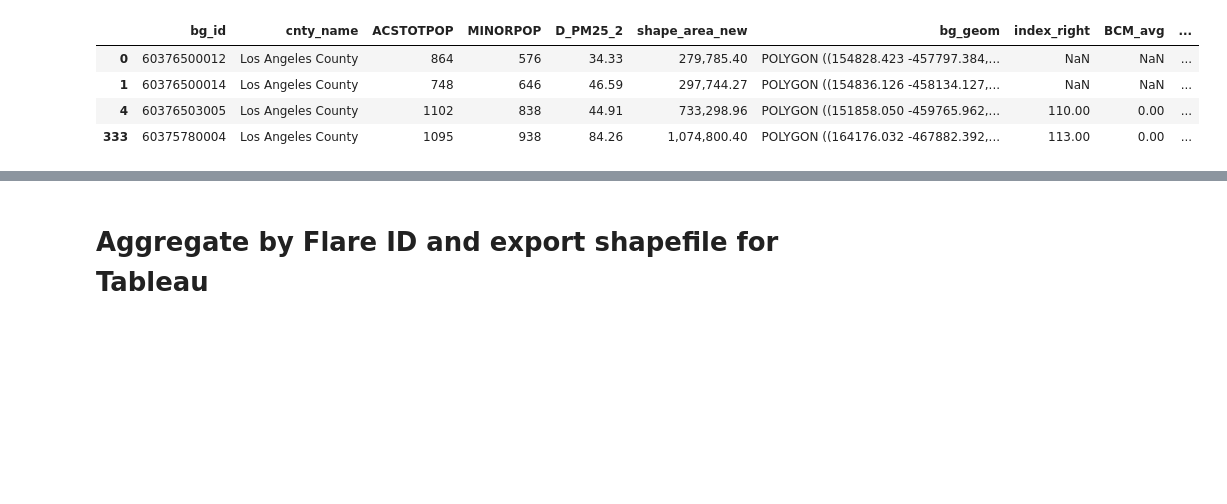
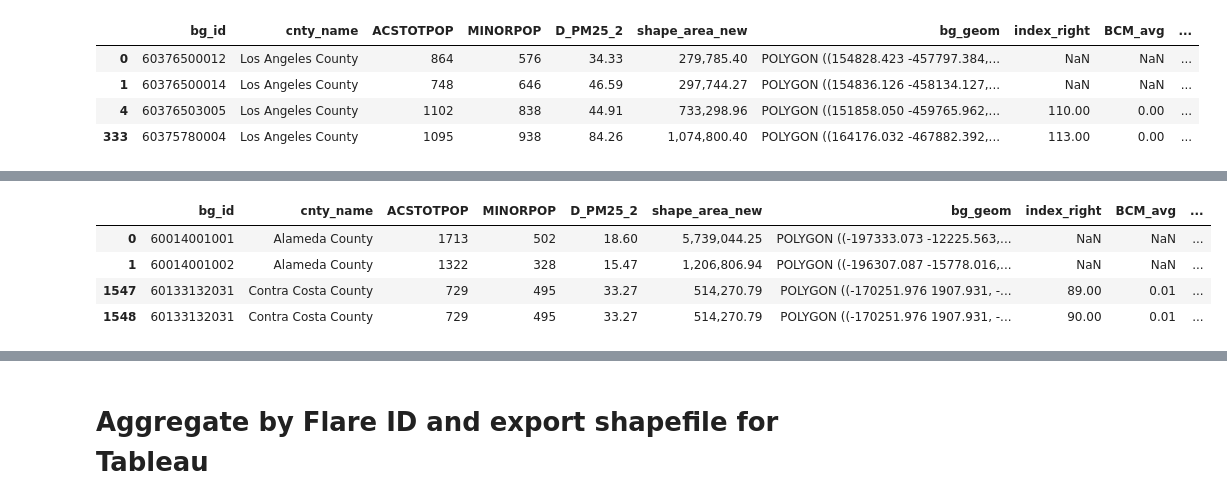
Before and after one commit to natebendermontana/capstone_rmi, a Jupyter notebook: bg_flare_impact.ipynb, the cells around one changed output, grey strips where cells are left out. Drawn from its saved outputs; the diff is of its cells as text; code cells hidden in the pictures; blank space fills up the shorter version.

```diff
--- a/bg_flare_impact.ipynb
+++ b/bg_flare_impact.ipynb
@@ -322,14 +289,16 @@ Flare volume needs to multiplied by the proportion of the flare's buffer zone th
 # %%
 def calc_adj_flare_vol(df):
     """
+    Function for calculating total flare volume to be assigned to each BG, based on amount of overlap.
+
     "bcm_adj" = adjusted bcm value for a given flare_id and bg_id, based on the proportion of the buffer zone that
     overlaps with a given bg_id. Equal to the bcm_avg * b_int_prop (the overlap)
 
     "bcm_adj_tot" = the sum of the bcm_adj values for a given bg_id
     """
 
-    # calculate the product of bcm_avg and b_int_prop for each flare and bg combination
-    df['bcm_adj'] = df['BCM_avg'] * df['b_int_prop']
+    # calculate the product of bcm_avg and buff_int_prop for each flare and bg combination
+    df['bcm_adj'] = df['BCM_avg'] * df['buff_int_prop']
     # sum the adjusted volumes for all flare and bg combinations
     adj_vol = df.groupby(['flare_id', 'bg_id'])['bcm_adj'].sum().reset_index()
     # sum the adjusted volumes for all flares in the block group
@@ -338,8 +307,11 @@ def calc_adj_flare_vol(df):
     df = pd.merge(df, bg_vol, on='bg_id', how='left', suffixes=('', '_tot'))
     return df
 # %%
-intersect_all = intersect_all.groupby('bg_id').apply(calc_adj_flare_vol)
+# First, create new df to hold the bg-specific data aggregation
+bg_intersect = intersect_baseline.groupby('bg_id').apply(calc_adj_flare_vol)
 # %%
-# Assuming your dataframe is named `intersect_all`
-df_uniq = intersect_all.drop_duplicates(subset=['bg_id', 'flare_id'])
+# There are a ton of duplicate rows getting introduced at some point of the process. Ideally I'll come back and
+# troubleshoot, but in the meantime I'm just removing these dupes.
+
+bg_intersect = bg_intersect.drop_duplicates(subset=['bg_id', 'flare_id'])
 # %%
@@ -351,23 +333,23 @@ df_uniq.columns
 
 #'bcm_adj_tot' = Sum of the adjusted flare volume(s) that intersect w the BG.
 #'D_PM25_2' = EJ index for the BG
-#'ACSTOTPOP_int_cnt' = BG population that resides in the intersection. = Totpop * intersection_proportion
+#'ACSTOTPOP_int_count' = BG population that resides in the intersection. = BGtotpop * intersection_proportion
 
-varlist = ['bcm_adj_tot', 'D_PM25_2', 'ACSTOTPOP_int_cnt']
+varlist = ['bcm_adj_tot', 'D_PM25_2', 'ACSTOTPOP_bg_int_count']
 
 # Create a StandardScaler object that will transform selected variables to have a mean of zero and
 # sd of 1.
 scaler = StandardScaler()
 
 # Fit and transform the selected variables
-intersect_norm = scaler.fit_transform(df_uniq[varlist])
+intersect_norm = scaler.fit_transform(bg_intersect[varlist])
 
 # Create new variables with the standardized values
 intersect_norm = pd.DataFrame(intersect_norm, columns=[var + '_norm' for var in varlist])
 
 intersect_norm = intersect_norm.reset_index(drop=True)
-df_uniq = df_uniq.reset_index(drop=True)
+bg_intersect = bg_intersect.reset_index(drop=True)
 
 # Concatenate the new variables with the original DataFrame
-df_uniq = pd.concat([df_uniq, intersect_norm], axis=1)
+bg_intersect = pd.concat([bg_intersect, intersect_norm], axis=1)
 # %%
@@ -385,3 +388,9 @@ filtered_df
 # %%
-df_uniq[df_uniq['flare_id'].isna()].head(2).append(df_uniq[~df_uniq['flare_id'].isna()].head(2))
+bg_intersect[bg_intersect['flare_id'].isna()].head(2).append(bg_intersect[~bg_intersect['flare_id'].isna()].head(2))
+# %% [output]
+|  | bg_id | cnty_name | ACSTOTPOP | MINORPOP | D_PM25_2 | shape_area_new | bg_geom | index_right | BCM_avg | ... |
+| 0 | 60014001001 | Alameda County | 1713 | 502 | 18.60 | 5,739,044.25 | POLYGON ((-197333.073 -12225.563,... | NaN | NaN | ... |
+| 1 | 60014001002 | Alameda County | 1322 | 328 | 15.47 | 1,206,806.94 | POLYGON ((-196307.087 -15778.016,... | NaN | NaN | ... |
+| 1547 | 60133132031 | Contra Costa County | 729 | 495 | 33.27 | 514,270.79 | POLYGON ((-170251.976 1907.931, -... | 89.00 | 0.01 | ... |
+| 1548 | 60133132031 | Contra Costa County | 729 | 495 | 33.27 | 514,270.79 | POLYGON ((-170251.976 1907.931, -... | 90.00 | 0.01 | ... |
 # %%
```
Also changed, not shown: parts of 55 cells of this notebook.
